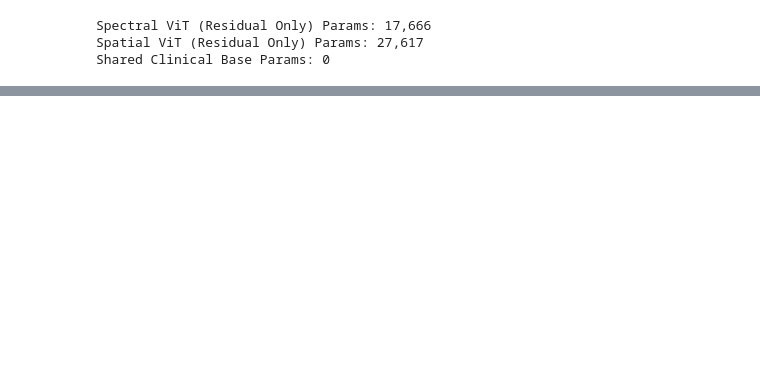
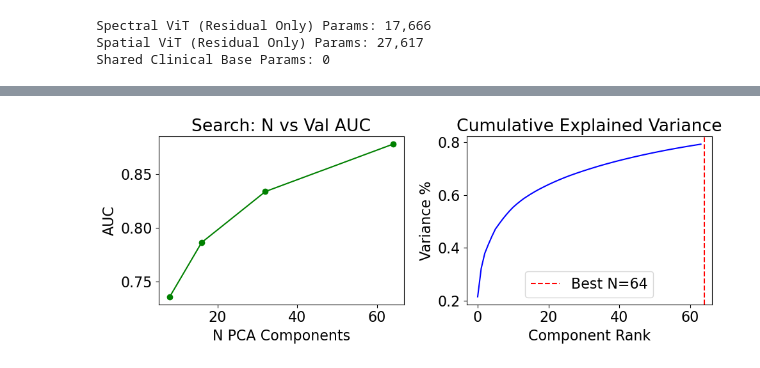
Before and after one commit to agr78/spectralViT, a Jupyter notebook: spat_v_spect.ipynb, the cells around one changed output, grey strips where cells are left out. Drawn from its saved outputs; the diff is of its cells as text; code cells hidden in the pictures; blank space fills up the shorter version.

```diff
--- a/spat_v_spect.ipynb
+++ b/spat_v_spect.ipynb
@@ -466,0 +758,78 @@ AUC (DeLong) | 0.853      | 0.843      | 0.5599
+# %%
+# ============================================================
+# SEARCH FOR OPTIMAL SPECTRAL DIMENSION (N_PCA_COMPONENTS)
+# ============================================================
+print("\n--- Starting Spectral Dimension Search ---")
+n_candidates = [8, 16, 32, 64] # Your candidate N values
+search_results = {}
+seed_everything(0)
+for n_test in n_candidates:
+    print(f"Testing N={n_test} components...", end=" ", flush=True)
+
+    # 1. Fit PCA with n_test components
+    pca_search = PCA(n_components=n_test, random_state=0, whiten=True).fit(img_scaler.transform(X_tr_slices))
+    X_tr_pca_search = pca_search.transform(img_scaler.transform(X_tr_slices))
+    X_te_pca_search = pca_search.transform(img_scaler.transform(X_te_slices))
+
+    # 2. Re-run CV for this N
+    fold_aucs = []
+    for fold, (t_subj_idx, v_subj_idx) in enumerate(skf.split(unique_subjs, y_unique)):
+        # Identify indices
+        t_idx_slices = np.isin(tr_subj_map, unique_subjs[t_subj_idx])
+        v_idx_slices = np.isin(tr_subj_map, unique_subjs[v_subj_idx])
+
+        # Setup Tensors
+        xt_pca = torch.tensor(X_tr_pca_search[t_idx_slices], dtype=torch.float32).to(device)
+        yt_slices = torch.tensor(y_tr_slices[t_idx_slices], dtype=torch.float32).to(device)
+        xv_pca = torch.tensor(X_tr_pca_search[v_idx_slices], dtype=torch.float32).to(device)
+        yv_slices = y_tr_slices[v_idx_slices]
+
+        # Light-weight Spectral Transformer
+        m_search = ClinicalTransformer(n_inputs=n_test).to(device)
+        optimizer = optim.Adam(m_search.parameters(), lr=1e-3) # Higher LR for search
+
+        # Faster training for search
+        for epoch in range(150):
+            m_search.train(); optimizer.zero_grad()
+            w = torch.where(yt_slices == 0, torch.tensor(NEG_WEIGHT).to(device), torch.tensor(1.0).to(device))
+            loss = criterion(m_search(xt_pca), yt_slices, weight=w)
+            loss.backward(); optimizer.step()
+
+        # Val AUC
+        m_search.eval()
+        with torch.no_grad():
+            v_probs = m_search(xv_pca).cpu().numpy()
+            fold_aucs.append(roc_auc_score(yv_slices, v_probs))
+
+    avg_auc = np.mean(fold_aucs)
+    search_results[n_test] = avg_auc
+    print(f"Avg Val AUC: {avg_auc:.4f}")
+
+# --- SUMMARY & SELECTION ---
+best_n = max(search_results, key=search_results.get)
+print("-" * 40)
+print(f"Search Complete. Optimal N: {best_n} (AUC: {search_results[best_n]:.4f})")
+print("-" * 40)
+
+# ============================================================
+# EXPLAINED VARIANCE VISUALIZATION
+# ============================================================
+# This validates the "Natural Rank" of your spectral tokens
+full_pca = PCA(n_components=max(n_candidates)).fit(img_scaler.transform(X_tr_slices))
+exp_var = np.cumsum(full_pca.explained_variance_ratio_)
+
+import matplotlib.pyplot as plt
+plt.figure(figsize=(10, 4))
+plt.subplot(1, 2, 1)
+plt.plot(n_candidates, [search_results[n] for n in n_candidates], 'o-', color='green')
+plt.title("Search: N vs Val AUC")
+plt.xlabel("N PCA Components"); plt.ylabel("AUC")
+
+plt.subplot(1, 2, 2)
+plt.plot(exp_var, color='blue')
+plt.axvline(x=best_n, color='red', linestyle='--', label=f'Best N={best_n}')
+plt.title("Cumulative Explained Variance")
+plt.xlabel("Component Rank"); plt.ylabel("Variance %")
+plt.legend()
+plt.tight_layout(); plt.show()
+# %% [output]
@@ -466,0 +844 @@ AUC (DeLong) | 0.853      | 0.843      | 0.5599
+[figure, added]
```
Also changed, not shown: parts of 5 cells of this notebook, 2 other files.
